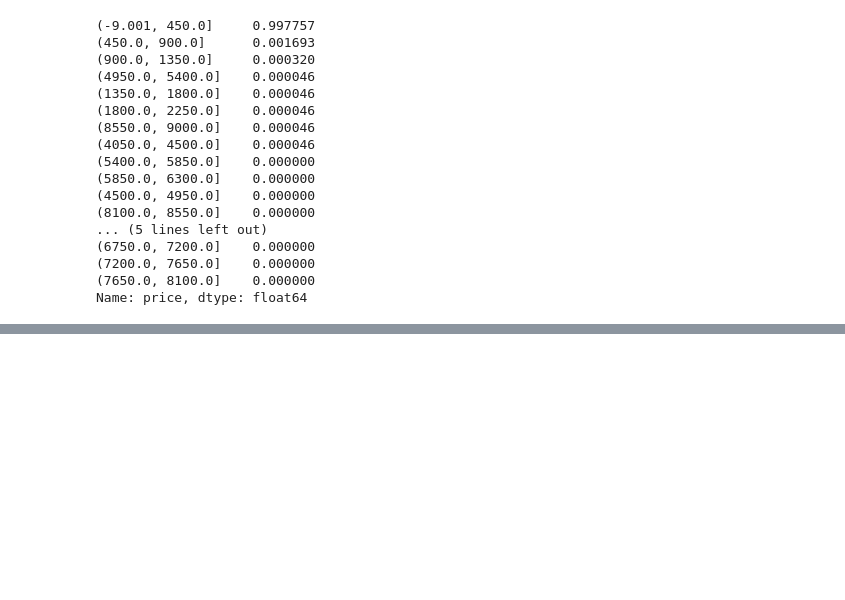
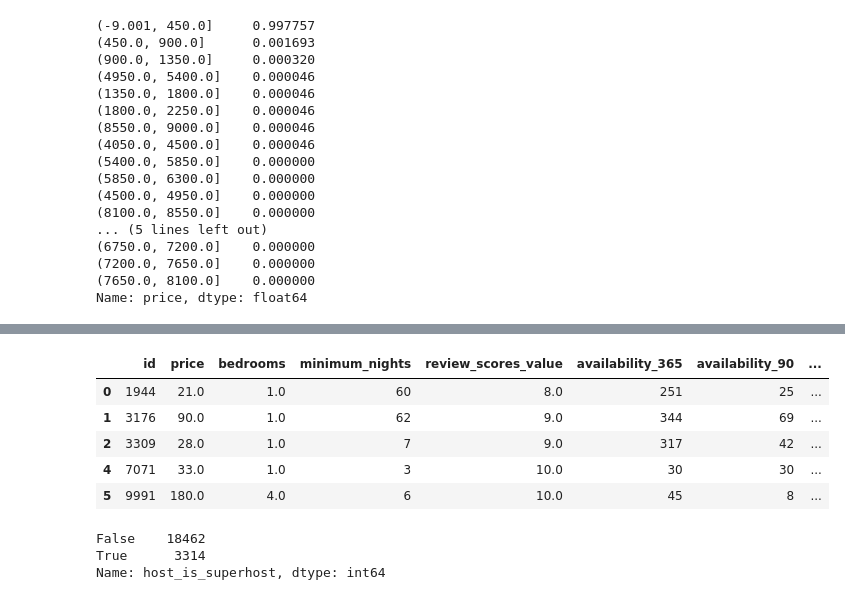
Before and after one commit to ibeketov/EnterpriseDataScientist, a Jupyter notebook: test.ipynb, the cells around one changed output, grey strips where cells are left out. Cells and saved outputs as stored; diff of their text form; code cells hidden in the pictures; blank space fills up the shorter version.

```diff
--- a/test.ipynb
+++ b/test.ipynb
@@ -153,0 +158,21 @@ listings[listings['id'] == 14201780][['id','price']]
+# %%
+# Add boolean
+boolean_feature = ['host_identity_verified', 'instant_bookable', 'host_is_superhost']
+for i in boolean_feature:
+    ss[i] = listings[i].map({'t': True, 'f': False})
+ss.head()
+# %% [output]
+|  | id | price | bedrooms | minimum_nights | review_scores_value | availability_365 | availability_90 | ... |
+| 0 | 1944 | 21.0 | 1.0 | 60 | 8.0 | 251 | 25 | ... |
+| 1 | 3176 | 90.0 | 1.0 | 62 | 9.0 | 344 | 69 | ... |
+| 2 | 3309 | 28.0 | 1.0 | 7 | 9.0 | 317 | 42 | ... |
+| 4 | 7071 | 33.0 | 1.0 | 3 | 10.0 | 30 | 30 | ... |
+| 5 | 9991 | 180.0 | 4.0 | 6 | 10.0 | 45 | 8 | ... |
+# %%
+# boolean_feature = ['host_identity_verified', 'instant_bookable', 'host_is_superhost']
+# for i in boolean_feature:
+ss['host_is_superhost'].value_counts()
+# %% [output]
+False    18462
+True      3314
+Name: host_is_superhost, dtype: int64
```
Also changed, not shown: parts of 15 cells of this notebook.
